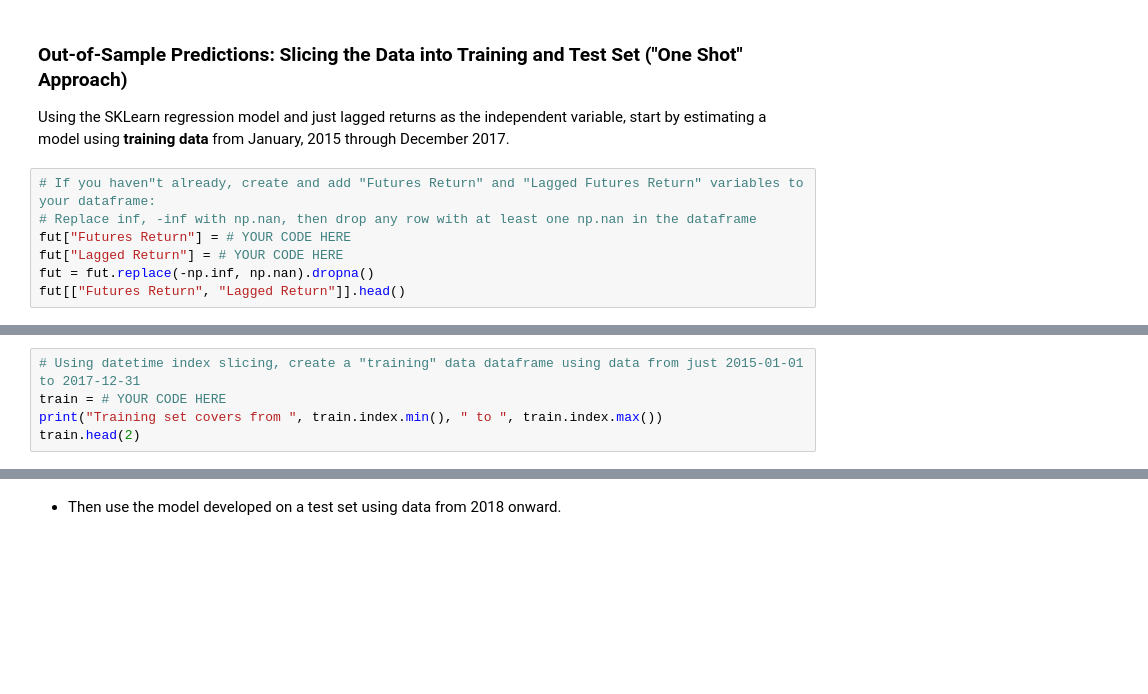
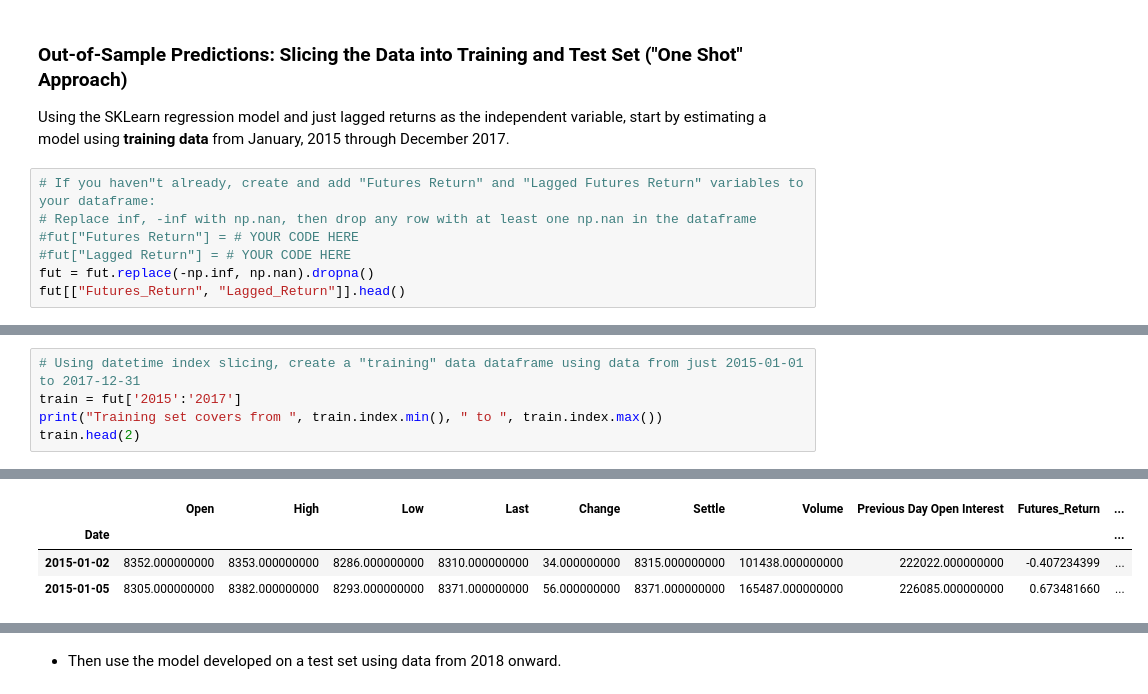
Before and after one commit to stragitech/Yen_Futures, a Jupyter notebook: time_series_analysis.ipynb, the cells around one changed output, grey strips where cells are left out. Drawn from its saved outputs; the diff is of its cells as text; blank space fills up the shorter version.

Commit message:
Troubleshooting X_train shape mismatch

```diff
--- a/time_series_analysis.ipynb
+++ b/time_series_analysis.ipynb
@@ -536,7 +532,7 @@ Using the SKLearn regression model and just lagged returns as the independent va
 # %%
 # If you haven"t already, create and add "Futures Return" and "Lagged Futures Return" variables to your dataframe:
 # Replace inf, -inf with np.nan, then drop any row with at least one np.nan in the dataframe
-fut["Futures Return"] = # YOUR CODE HERE
-fut["Lagged Return"] = # YOUR CODE HERE
+#fut["Futures Return"] = # YOUR CODE HERE
+#fut["Lagged Return"] = # YOUR CODE HERE
 fut = fut.replace(-np.inf, np.nan).dropna()
-fut[["Futures Return", "Lagged Return"]].head()
+fut[["Futures_Return", "Lagged_Return"]].head()
@@ -543,5 +547,6 @@ fut[["Futures Return", "Lagged Return"]].head()
 # %%
 # Using datetime index slicing, create a "training" data dataframe using data from just 2015-01-01 to 2017-12-31
-train = # YOUR CODE HERE
+train = fut['2015':'2017']
 print("Training set covers from ", train.index.min(), " to ", train.index.max())
 train.head(2)
+# %% [output]
@@ -548,2 +554,6 @@ train.head(2)
+|  | Open | High | Low | Last | Change | Settle | Volume | Previous Day Open Interest | Futures_Return | ... |
+| Date |  |  |  |  |  |  |  |  |  | ... |
+| 2015-01-02 | 8352.000000000 | 8353.000000000 | 8286.000000000 | 8310.000000000 | 34.000000000 | 8315.000000000 | 101438.000000000 | 222022.000000000 | -0.407234399 | ... |
+| 2015-01-05 | 8305.000000000 | 8382.000000000 | 8293.000000000 | 8371.000000000 | 56.000000000 | 8371.000000000 | 165487.000000000 | 226085.000000000 | 0.673481660 | ... |
 # %%
 # Using datetime index slicing, create a "test" data dataframe using data from 2018-01-01 through the end of the data
```
Also changed, not shown: parts of 21 cells of this notebook.
